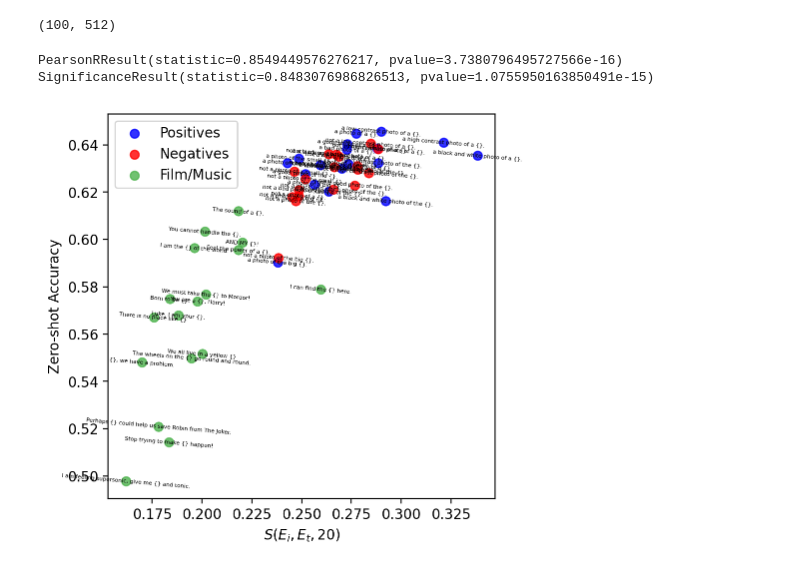
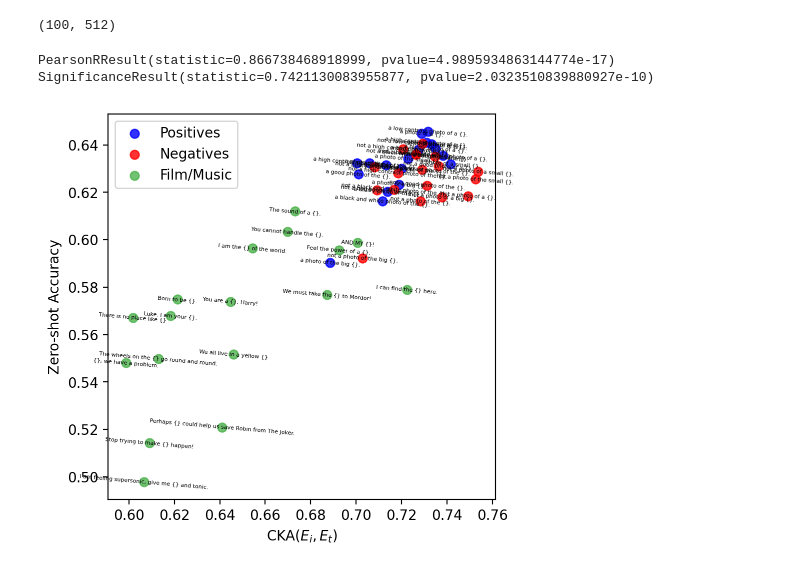
Before and after one commit to tiagoft/graph_structure, a Jupyter notebook: experiments/neurips2024/notebooks/zeroshot_clip_cka.ipynb, the cells around one changed output. Cells and saved outputs as stored; diff of their text form; code cells hidden in the pictures.

Commit message:
Tested CKA with RBF kernel

```diff
--- a/experiments/neurips2024/notebooks/zeroshot_clip_cka.ipynb
+++ b/experiments/neurips2024/notebooks/zeroshot_clip_cka.ipynb
@@ -68,7 +66,7 @@ for i in tqdm(range(len(templates))):
     dg = []
     Z = text_embeds[i::len(templates),:]
     for idx, k in enumerate(ks):
-        sg = gs.mean_neighborhood_similarity_from_points(X, Z, k)
+        sg = cka(X, Z)
         dg.append(sg)
 
     dgs.append(dg)
@@ -85,7 +83,10 @@ for i in range(len(templates)):
     cos_sim = pairwise_distances_argmin(np.squeeze(image_embeds), Z, metric="cosine")
     acc.append(accuracy_score(y_real, cos_sim))
     #dg = mean_neighborhoood_distance(X, Z, 5)
-    dg = cka(X, Z)
+    dg = gs.cka(X,
+                Z,
+                kernel_X=gs.get_rbf_kernel(sigma=gs.estimate_sigma(X,alpha=0.8)),
+                kernel_Y=gs.get_rbf_kernel(sigma=gs.estimate_sigma(Z,alpha=0.8)))
     jdist.append(dg)
 
 print(acc)
@@ -208,7 +209,10 @@ for i in tqdm(range(len(templates_))):
     dg = []
     Z = text_embeds_[i::len(templates_),:]
     for idx, k in enumerate(ks):
-        sg = cka(X,Z)
+        dg = gs.cka(X,
+                Z,
+                kernel_X=gs.get_rbf_kernel(sigma=gs.estimate_sigma(X,alpha=0.8)),
+                kernel_Y=gs.get_rbf_kernel(sigma=gs.estimate_sigma(Z,alpha=0.8)))
         dg.append(sg)
 
     dgs.append(dg)
@@ -223,34 +227,40 @@ for i in range(len(templates_)):
     Z = text_embeds_[i::len(templates_),:]
     cos_sim = pairwise_distances_argmin(np.squeeze(image_embeds), Z, metric="cosine")
     acc.append(accuracy_score(y_real, cos_sim))
-    dg = cka(X, Z)
+    dg = gs.cka(X,
+                Z,
+                kernel_X=gs.get_rbf_kernel(sigma=gs.estimate_sigma(X,alpha=0.8)),
+                kernel_Y=gs.get_rbf_kernel(sigma=gs.estimate_sigma(Z,alpha=0.8)))
     jdist.append(dg)
 
 print(st.pearsonr(jdist, acc))
 print(st.spearmanr(jdist, acc))
 # %% [output]
-PearsonRResult(statistic=0.8549449576276217, pvalue=3.7380796495727566e-16)
-SignificanceResult(statistic=0.8483076986826513, pvalue=1.0755950163850491e-15)
+PearsonRResult(statistic=0.866738468918999, pvalue=4.9895934863144774e-17)
+SignificanceResult(statistic=0.7421130083955877, pvalue=2.0323510839880927e-10)
 # %%
 plt.figure(figsize=(5,5))
+labels = ['Positives', 'Negatives', 'Film/Music']
+colormap = [(0,0,1,1), (1,0,0,1), (0.3,.7,0.3,1)]
+colors = [colormap[0]]*len(templates) + [colormap[1]] * len(templates_neg) + [colormap[2]] * len(templates_movies)
 jdist=np.array(jdist)
 acc=np.array(acc)
 plt.scatter(jdist[:len(templates)], acc[:len(templates)], s=40, alpha=0.8, c=colormap[0], label=labels[0])
 plt.scatter(jdist[len(templates):len(templates)+len(templates_neg)], acc[len(templates):len(templates)+len(templates_neg)], s=40, alpha=0.8, c=colormap[1], label=labels[1])
 plt.scatter(jdist[len(templates)+len(templates_neg):], acc[len(templates)+len(templates_neg):], s=40, alpha=0.8, c=colormap[2], label=labels[2])
 
 for i in range(len(templates_)):
     plt.text(jdist[i], acc[i], templates_[i], fontsize=4, ha='center', va='center', rotation=-5)
     #plt.text(jdist[i], acc[i]-0.01, ks[i], fontsize=8, ha='center', va='top')
 # for i in range(n_new):
 #     plt.arrow(x=jdist[i], y=acc[i], dx=jdist[n_new+i]-jdist[i], dy=acc[n_new+i]-acc[i],
 #               length_includes_head=True, width=0.0002, head_width=0.002, head_length=0.003,
 #               alpha=0.5)
 
 plt.xlabel(f'CKA$(E_i,E_t)$')
 plt.ylabel('Zero-shot Accuracy')
 plt.savefig('zeroshot_sg_dirty_cka.pdf', bbox_inches='tight')
 plt.legend()
 plt.show()
 # %% [output]
-[figure, old version]
+[figure, new version]
```
Also changed, not shown: parts of 3 cells of this notebook.
